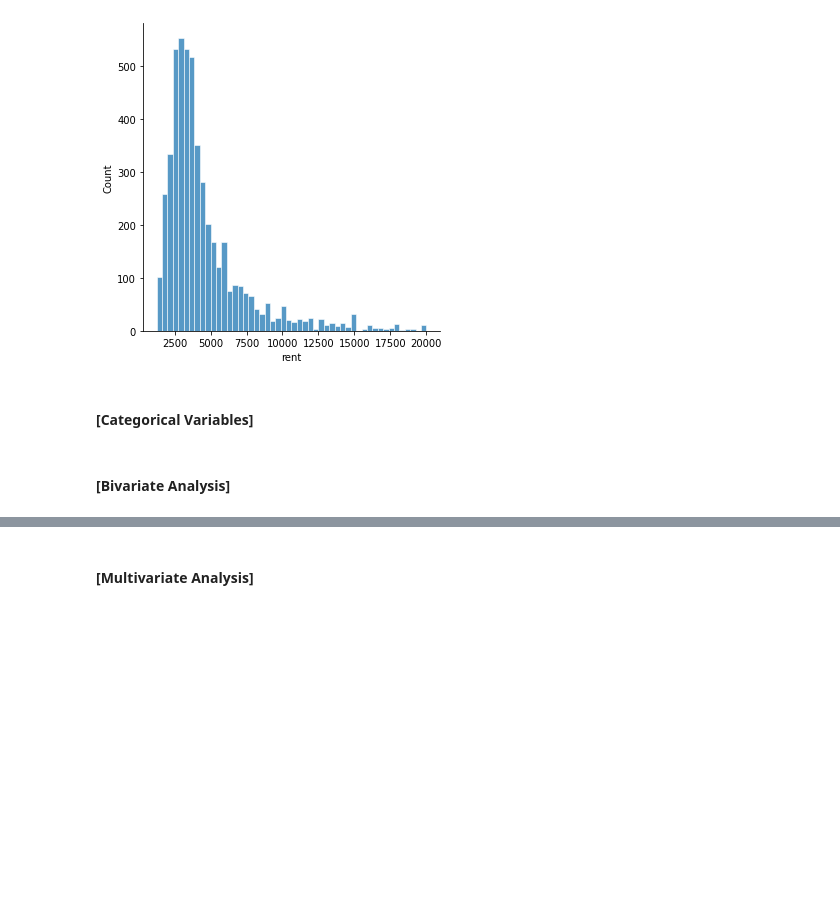
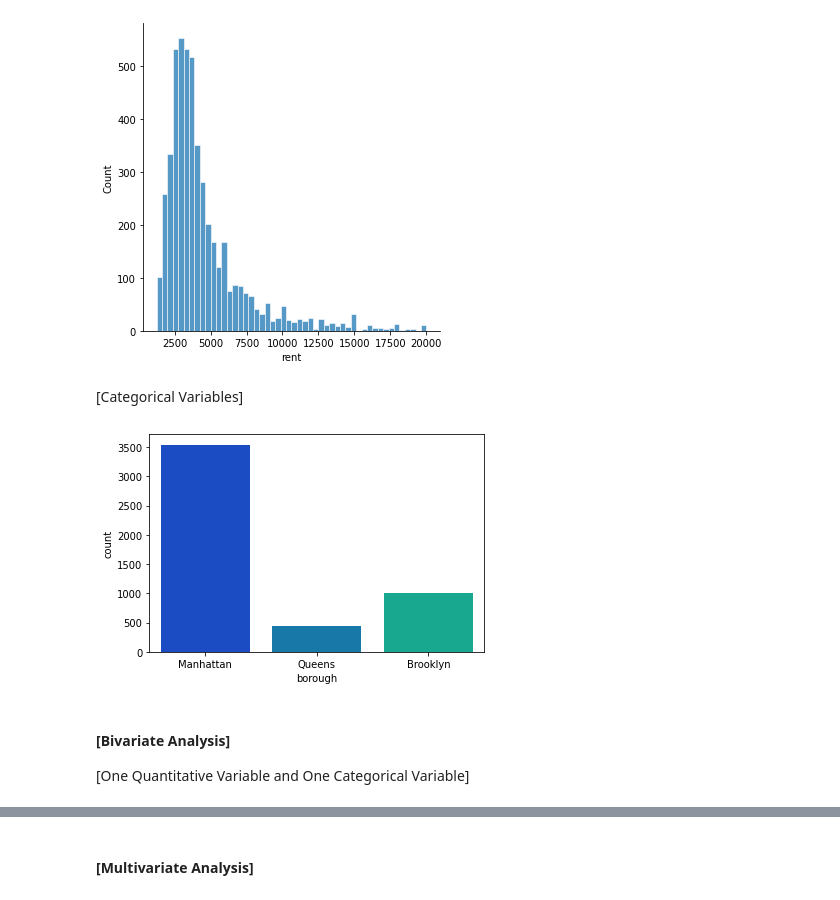
Before and after one commit to ChrisGarciaDS/StreetEasy, a Jupyter notebook: nyc_rent.ipynb, the cells around one changed output, grey strips where cells are left out. Drawn from its saved outputs; the diff is of its cells as text; code cells hidden in the pictures; blank space fills up the shorter version.

Commit message:
- add data viz

```diff
--- a/nyc_rent.ipynb
+++ b/nyc_rent.ipynb
@@ -49,6 +49,15 @@ plt.show()
 # %% [output]
 [figure]
 # %% [markdown]
-#### [Categorical Variables]
+[Categorical Variables]
+# %%
+# counts in boroughs
+# separate by color palette
+sns.countplot(x = 'borough', data = df, palette = 'winter')
+plt.show()
+# %% [output]
+[figure, added]
 # %% [markdown]
 #### [Bivariate Analysis]
+
+[One Quantitative Variable and One Categorical Variable]
```
Also changed, not shown: parts of 8 cells of this notebook.
